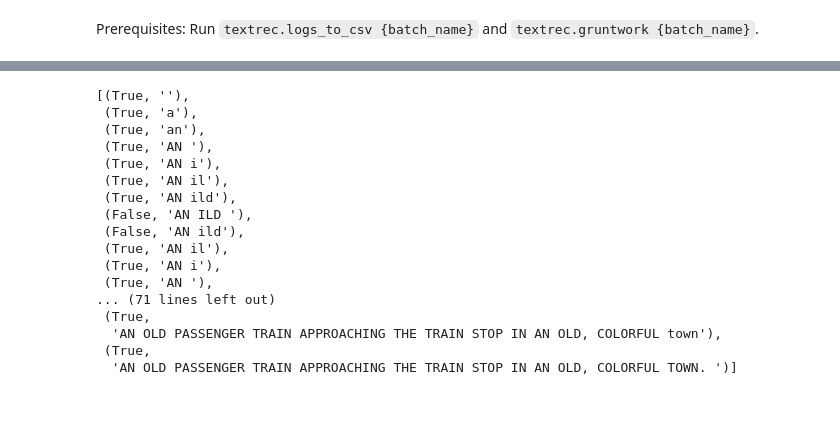
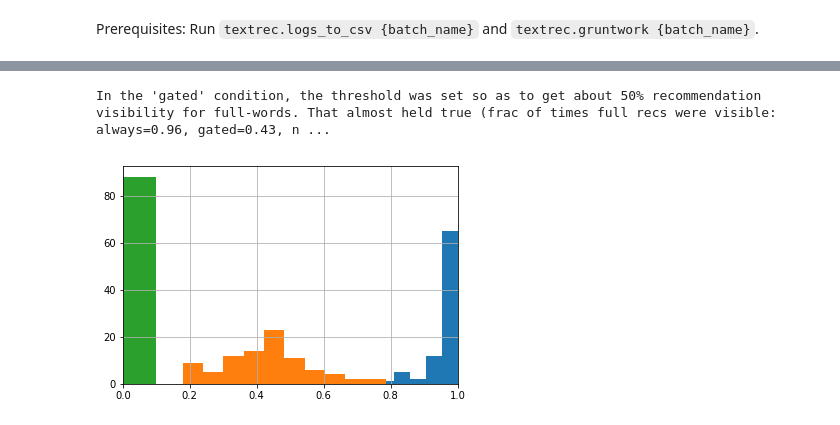
Before and after one commit to kcarnold/textrec, a Jupyter notebook: notebooks/Analysis-Gated.ipynb, the cells around one changed output, grey strips where cells are left out. Cells and saved outputs as stored; diff of their text form; code cells hidden in the pictures.

```diff
--- a/notebooks/Analysis-Gated.ipynb
+++ b/notebooks/Analysis-Gated.ipynb
@@ -148,25 +73,13 @@ page['displayedSuggs'][3]
-# %%
-[
-    (rec['recs'] is not None, rec['sofar'].upper() + ''.join(x['letter'] for x in rec['cur_word']))
-    for rec in page['displayedSuggs'] if rec is not None]
-# %% [output]
-[(True, ''),
- (True, 'a'),
- (True, 'an'),
- (True, 'AN '),
- (True, 'AN i'),
- (True, 'AN il'),
- (True, 'AN ild'),
- (False, 'AN ILD '),
- (False, 'AN ild'),
- (True, 'AN il'),
- (True, 'AN i'),
- (True, 'AN '),
-... (71 lines left out)
- (True,
-  'AN OLD PASSENGER TRAIN APPROACHING THE TRAIN STOP IN AN OLD, COLORFUL town'),
- (True,
-  'AN OLD PASSENGER TRAIN APPROACHING THE TRAIN STOP IN AN OLD, COLORFUL TOWN. ')]
+# %%
+trial_level_data.groupby('condition').frac_visible_full.hist()
+plt.xlim([0,1])
+HTML("""
+In the 'gated' condition, the threshold was set so as to get about 50% recommendation visibility for full-words.
+That almost held true (frac of times full recs were visible: {}).""".format(
+    summarize_means(trial_level_data, 'condition', 'frac_visible_full')))
+# %% [output]
+In the 'gated' condition, the threshold was set so as to get about 50% recommendation visibility for full-words. That almost held true (frac of times full recs were visible: always=0.96, gated=0.43, n ...
+[figure, added]
 # %%
 sns.barplot(x='condition', y='TLX_sum', data=block_level_data, capsize=.2)
 HTML("The average cognitive load was higher in the no-recommendations condition ({})".format(
```
Also changed, not shown: parts of 20 cells of this notebook, 2 other files.
